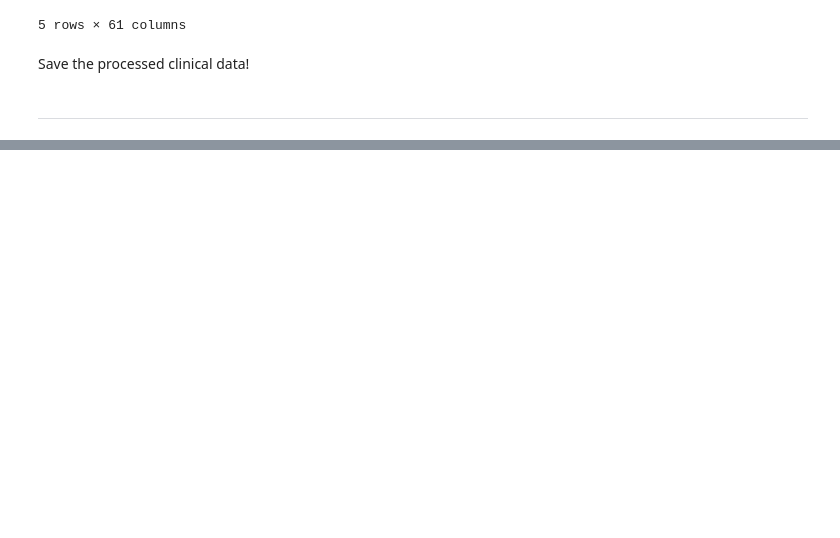
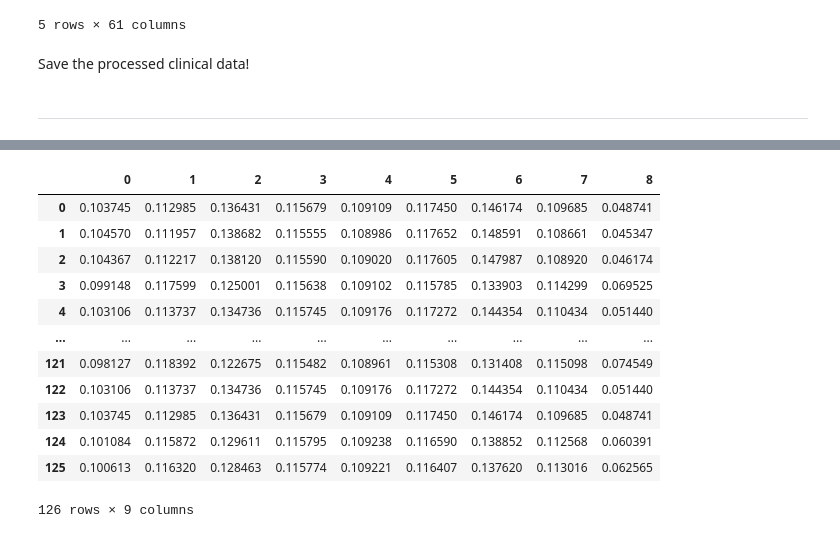
Before and after one commit to akira-nair/multiomic-model-tcga, a Jupyter notebook: preprocessing/preprocess_clinical/create_clinical_dataset.ipynb, the cells around one changed output, grey strips where cells are left out. Cells and saved outputs as stored; diff of their text form; code cells hidden in the pictures; blank space fills up the shorter version.

```diff
--- a/preprocessing/preprocess_clinical/create_clinical_dataset.ipynb
+++ b/preprocessing/preprocess_clinical/create_clinical_dataset.ipynb
@@ -133,0 +268,10 @@ clinical_data.to_csv(DESTINATION_NO_TARGET_DATA_PATH)
+# %%
+m.compile(loss='categorical_crossentropy', optimizer='adam', metrics=['accuracy'])
+# %%
+from sklearn.utils import compute_class_weight
+weights = compute_class_weight('balanced', classes=list(range(9)), y=list(y_train))
+# %%
+class_weights = {}
+for i, w in enumerate(weights):
+    class_weights[i] = w
+class_weights
@@ -133,0 +301,2 @@ clinical_data.to_csv(DESTINATION_NO_TARGET_DATA_PATH)
+# %%
+m.fit(x_train, tf.keras.utils.to_categorical(y_train), epochs = 100, class_weight=class_weights)
@@ -133,0 +322,3 @@ clinical_data.to_csv(DESTINATION_NO_TARGET_DATA_PATH)
+# %%
+pd.DataFrame(m.predict(x_test))
+# %% [output]
@@ -133,0 +326,13 @@ clinical_data.to_csv(DESTINATION_NO_TARGET_DATA_PATH)
+|  | 0 | 1 | 2 | 3 | 4 | 5 | 6 | 7 | 8 |
+| 0 | 0.103745 | 0.112985 | 0.136431 | 0.115679 | 0.109109 | 0.117450 | 0.146174 | 0.109685 | 0.048741 |
+| 1 | 0.104570 | 0.111957 | 0.138682 | 0.115555 | 0.108986 | 0.117652 | 0.148591 | 0.108661 | 0.045347 |
+| 2 | 0.104367 | 0.112217 | 0.138120 | 0.115590 | 0.109020 | 0.117605 | 0.147987 | 0.108920 | 0.046174 |
+| 3 | 0.099148 | 0.117599 | 0.125001 | 0.115638 | 0.109102 | 0.115785 | 0.133903 | 0.114299 | 0.069525 |
+| 4 | 0.103106 | 0.113737 | 0.134736 | 0.115745 | 0.109176 | 0.117272 | 0.144354 | 0.110434 | 0.051440 |
+| ... | ... | ... | ... | ... | ... | ... | ... | ... | ... |
+| 121 | 0.098127 | 0.118392 | 0.122675 | 0.115482 | 0.108961 | 0.115308 | 0.131408 | 0.115098 | 0.074549 |
+| 122 | 0.103106 | 0.113737 | 0.134736 | 0.115745 | 0.109176 | 0.117272 | 0.144354 | 0.110434 | 0.051440 |
+| 123 | 0.103745 | 0.112985 | 0.136431 | 0.115679 | 0.109109 | 0.117450 | 0.146174 | 0.109685 | 0.048741 |
+| 124 | 0.101084 | 0.115872 | 0.129611 | 0.115795 | 0.109238 | 0.116590 | 0.138852 | 0.112568 | 0.060391 |
+| 125 | 0.100613 | 0.116320 | 0.128463 | 0.115774 | 0.109221 | 0.116407 | 0.137620 | 0.113016 | 0.062565 |
+126 rows × 9 columns
```
Also changed, not shown: parts of 30 cells of this notebook, 8 other files.
